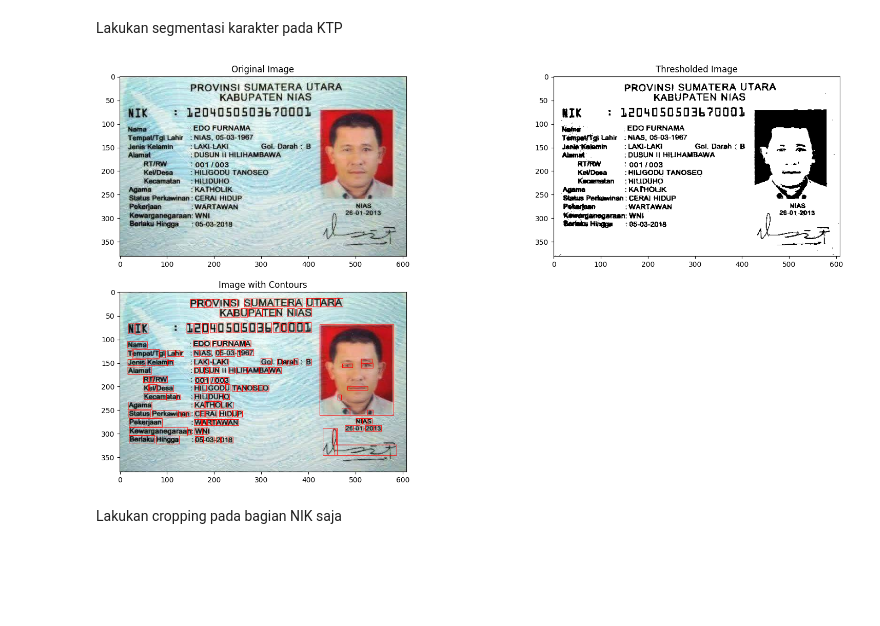
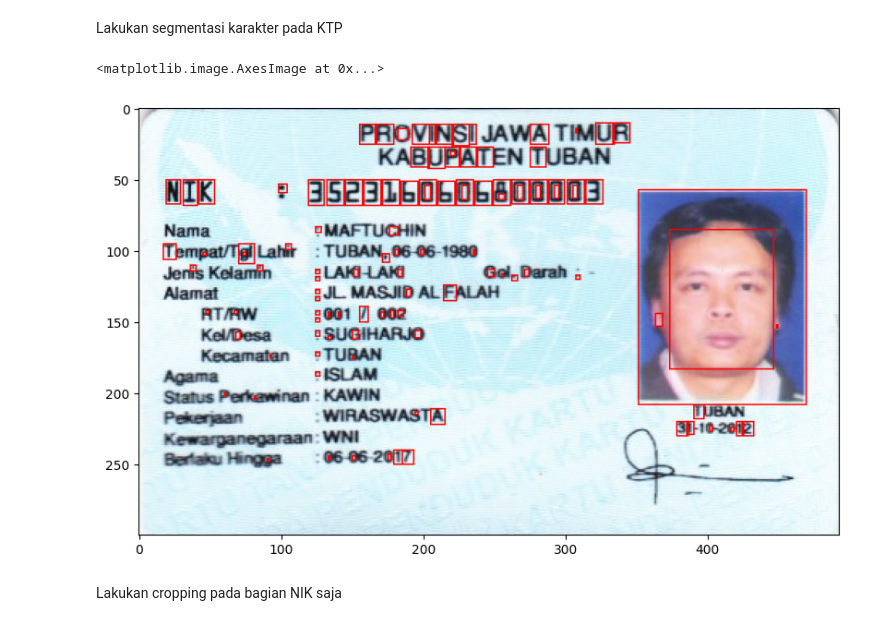
Before and after one commit to fazatra/PVCK_Genap_2023, a Jupyter notebook: week12.ipynb, the cells around one changed output. Drawn from its saved outputs; the diff is of its cells as text; code cells hidden in the pictures; blank space fills up the shorter version.

```diff
--- a/week12.ipynb
+++ b/week12.ipynb
@@ -232,52 +232,30 @@ plt.show()
 # %% [markdown]
 Lakukan segmentasi karakter pada KTP
 # %%
-import cv2
-from google.colab.patches import cv2_imshow
-import matplotlib.pyplot as plt
+img_ktp = cv.imread('/content/drive/MyDrive/PCVK/Images/KTP_More/ktp3.png')
+blurred = cv.GaussianBlur(img_ktp, (5, 5), 0.5)
 
-ktp = cv2.imread("/content/drive/MyDrive/PCVK/Images/KTP_More/ktp5.png")
+gray = cv.cvtColor(blurred, cv.COLOR_BGR2GRAY)
+ret, bw = cv.threshold(gray.copy(), 0, 255, cv.THRESH_BINARY + cv.THRESH_OTSU)
 
-# Convert the image to grayscale for edge detection
-gray = cv2.cvtColor(ktp, cv2.COLOR_BGR2GRAY)
+morf = cv.erode(bw.copy(), cv.getStructuringElement(cv.MORPH_OPEN, (1, 1)))
 
-# Thresholding to create a binary image
-ret, bw = cv2.threshold(gray.copy(), 0, 255, cv2.THRESH_BINARY + cv2.THRESH_OTSU)
+# Deteksi dan ekstraksi kontur
+contours, hierarchy = cv.findContours(morf.copy(), cv.RETR_TREE, cv.CHAIN_APPROX_NONE)
 
-# Find contours in the closed image
-contours, hierarchy = cv2.findContours(bw, cv2.RETR_CCOMP, cv2.CHAIN_APPROX_SIMPLE)
+for contour in contours:
+    x, y, w, h = cv.boundingRect(contour)
+    ras = format(w / h, '.2f')
+    if h >= 4 and w >= 1 and float(ras) <=1:
+      cv.rectangle(img_ktp, (x, y), (x + w, y + h), (0, 0, 255), thickness=1)
+    elif h >= 2 and w >= 1 and float(ras) <= 1:
+      cv.rectangle(img_ktp, (x, y), (x + w, y + h), (0, 0, 255), thickness=1)
 
-
-# Looping kontur untuk pemilihan berdasarkan ukuran dan rasio
-contour_image = ktp.copy()
-for cnt in contours:
-    x, y, w, h = cv2.boundingRect(cnt)
-    ras = format(w / h, '.2f')
-    if h >= 10 and w >= 7 and float(ras) <= 8:
-        cv2.rectangle(contour_image, (x, y), (x + w, y + h), (0, 0, 255), thickness=1)
-    elif h >= 8 and w >= 8 and float(ras) <= 10:
-        cv2.rectangle(contour_image, (x, y), (x + w, y + h), (0, 0, 255), thickness=1)
-
-# Create a subplot with 2 rows and 3 columns
-plt.figure(figsize=(20, 10))
-
-# Original Image
-plt.subplot(2, 2, 1)
-plt.imshow(cv2.cvtColor(ktp, cv2.COLOR_BGR2RGB))
-plt.title('Original Image')
-
-# Thresholded Image
-plt.subplot(2, 2, 2)
-plt.imshow(bw, cmap='gray')
-plt.title('Thresholded Image')
-
-# Image with Contours
-plt.subplot(2, 2, 3)
-plt.imshow(cv2.cvtColor(contour_image, cv2.COLOR_BGR2RGB))
-plt.title('Image with Contours')
-
-plt.show()
+# Tampilkan citra asli dan kontur yang terdeteksi
+plt.figure(figsize=(12, 6))
+plt.imshow(cv.cvtColor(img_ktp, cv.COLOR_BGR2RGB))
 # %% [output]
+<matplotlib.image.AxesImage at 0x...>
-[figure, old version]
+[figure, new version]
 # %% [markdown]
 Lakukan cropping pada bagian NIK saja
```
Also changed, not shown: parts of 2 cells of this notebook.
